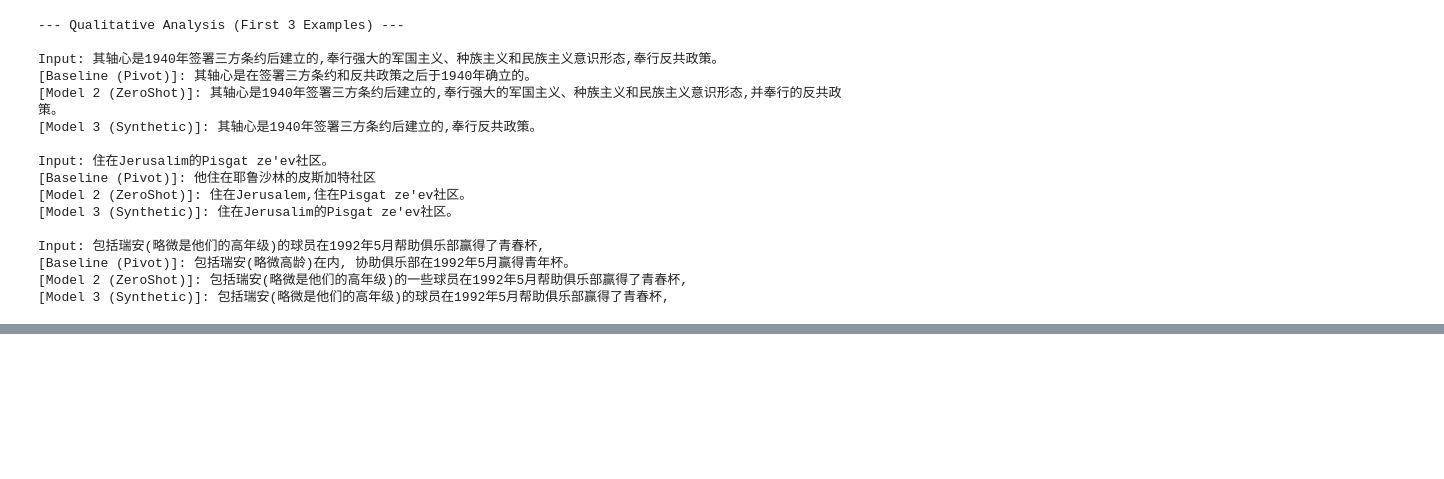
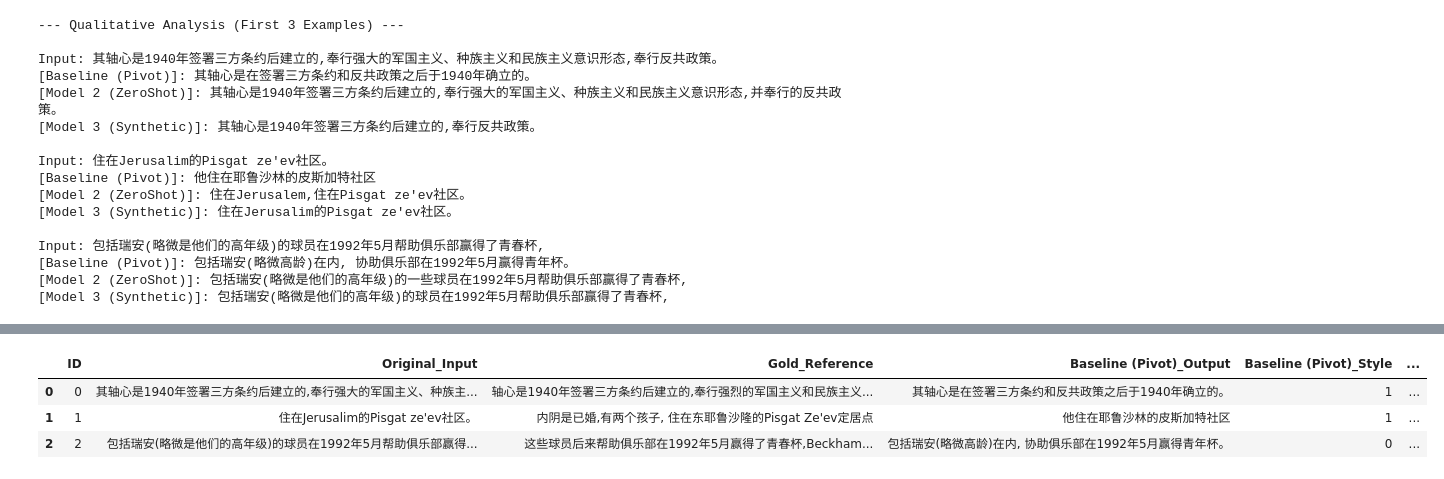
Before and after one commit to allanli608/debiasing-transfer-learning-paper, a Jupyter notebook: final_results.ipynb, the cells around one changed output, grey strips where cells are left out. Cells and saved outputs as stored; diff of their text form; code cells hidden in the pictures; blank space fills up the shorter version.

```diff
--- a/final_results.ipynb
+++ b/final_results.ipynb
@@ -180,3 +180,89 @@ Input: 包括瑞安(略微是他们的高年级)的球员在1992年5月帮助俱
 [Baseline (Pivot)]: 包括瑞安(略微高龄)在内, 协助俱乐部在1992年5月赢得青年杯。
 [Model 2 (ZeroShot)]: 包括瑞安(略微是他们的高年级)的一些球员在1992年5月帮助俱乐部赢得了青春杯,
 [Model 3 (Synthetic)]: 包括瑞安(略微是他们的高年级)的球员在1992年5月帮助俱乐部赢得了青春杯,
+# %%
+import pandas as pd
+from tqdm import tqdm
+
+print("\n🔍 Generating Granular Inspection Report (Per-Example Metrics)...")
+print("This may take a minute as we score each example individually.\n")
+
+detailed_rows = []
+
+# Loop through each test case (N=100)
+for i in tqdm(range(len(inputs)), desc="Scoring Examples"):
+
+    # 1. Start with the ground truth data
+    row_data = {
+        "ID": i,
+        "Original_Input": inputs[i],
+        "Gold_Reference": gold_refs[i]
+    }
+
+    # 2. For each model, calculate granular scores
+    for model_name, predictions in model_outputs.items():
+        pred_text = predictions[i]
+
+        # Handle failures
+        if not pred_text or pred_text == "Error":
+            row_data[f"{model_name}_Output"] = "Error"
+            row_data[f"{model_name}_Style"] = 0.0
+            row_data[f"{model_name}_Content"] = 0.0
+            row_data[f"{model_name}_Fluency"] = 99999.0
+            continue
+
+        # --- Calculate Metrics for this SINGLE example ---
+
+        # A. Style: Returns 1.0 if Neutral, 0.0 if Biased (Accuracy on a batch of 1)
+        # We wrap strings in [] because evaluators expect lists
+        style_score = evaluator.get_style_accuracy([pred_text])
+
+        # B. Content: Similarity between Prediction and INPUT (Preservation)
+        content_score = evaluator.get_bert_score([pred_text], [inputs[i]])
+
+        # C. Fluency: Perplexity
+        ppl_score = evaluator.get_perplexity([pred_text])
+
+        # Store Raw Data
+        row_data[f"{model_name}_Output"] = pred_text
+
+        # Store Metrics
+        # Style is effectively binary here (0 or 1)
+        row_data[f"{model_name}_Style"] = int(style_score == 1.0)
+        row_data[f"{model_name}_Content"] = round(content_score, 3)
+        row_data[f"{model_name}_Fluency"] = round(ppl_score, 1)
+
+        # Optional: Calculate Composite Score per row for easy sorting
+        # Formula: (Style * Content * (100/PPL))^(1/3)
+        # We clamp PPL to min 1 to avoid division by zero
+        safe_ppl = max(ppl_score, 1.0)
+        composite = (style_score * content_score * (100 / safe_ppl)) ** (1/3)
+        row_data[f"{model_name}_Composite"] = round(composite, 3)
+
+    detailed_rows.append(row_data)
+
+# 3. Create DataFrame and Save
+df_granular = pd.DataFrame(detailed_rows)
+
+# Reorder columns to group by model (Optional, for readability)
+# Starts with ID, Input, Gold, then adds all model columns
+cols = ["ID", "Original_Input", "Gold_Reference"]
+for name in model_outputs.keys():
+    cols.extend([
+        f"{name}_Output",
+        f"{name}_Style",
+        f"{name}_Content",
+        f"{name}_Fluency",
+        f"{name}_Composite"
+    ])
+
+# Filter only existing columns (just in case)
+df_granular = df_granular[[c for c in cols if c in df_granular.columns]]
+
+output_file = "report_data/granular_inspection.csv"
+df_granular.to_csv(output_file, index=False, encoding='utf-8-sig')
+
+print(f"\n✅ Detailed granular report saved to: {output_file}")
+print("   Open this in Excel to sort by 'Composite' or filter for 'Style=0' (failures).")
+display(df_granular.head(3))
+# %% [output]
@@ -182,0 +273,4 @@ Input: 包括瑞安(略微是他们的高年级)的球员在1992年5月帮助俱
+|  | ID | Original_Input | Gold_Reference | Baseline (Pivot)_Output | Baseline (Pivot)_Style | ... |
+| 0 | 0 | 其轴心是1940年签署三方条约后建立的,奉行强大的军国主义、种族主... | 轴心是1940年签署三方条约后建立的,奉行强烈的军国主义和民族主义... | 其轴心是在签署三方条约和反共政策之后于1940年确立的。 | 1 | ... |
+| 1 | 1 | 住在Jerusalim的Pisgat ze'ev社区。 | 内阴是已婚,有两个孩子, 住在东耶鲁沙隆的Pisgat Ze'ev定居点 | 他住在耶鲁沙林的皮斯加特社区 | 1 | ... |
+| 2 | 2 | 包括瑞安(略微是他们的高年级)的球员在1992年5月帮助俱乐部赢得... | 这些球员后来帮助俱乐部在1992年5月赢得了青春杯,Beckham... | 包括瑞安(略微高龄)在内, 协助俱乐部在1992年5月赢得青年杯。 | 0 | ... |
```
Also changed, not shown: parts of 2 cells of this notebook, 6 other files.
